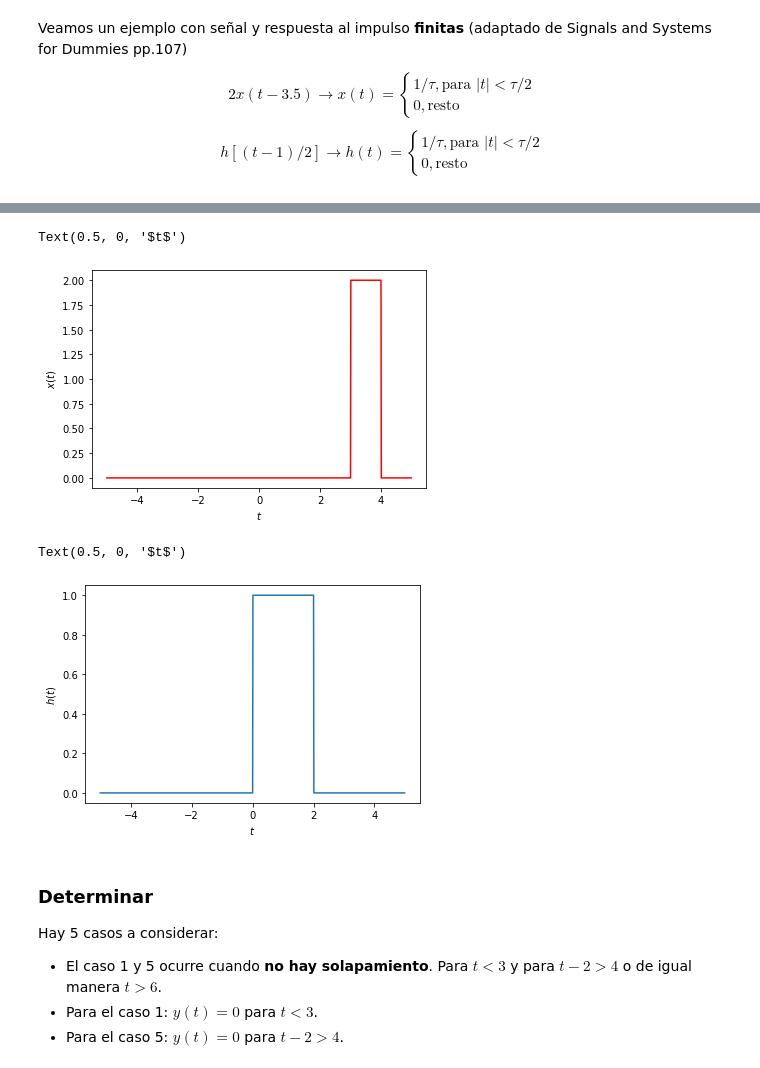
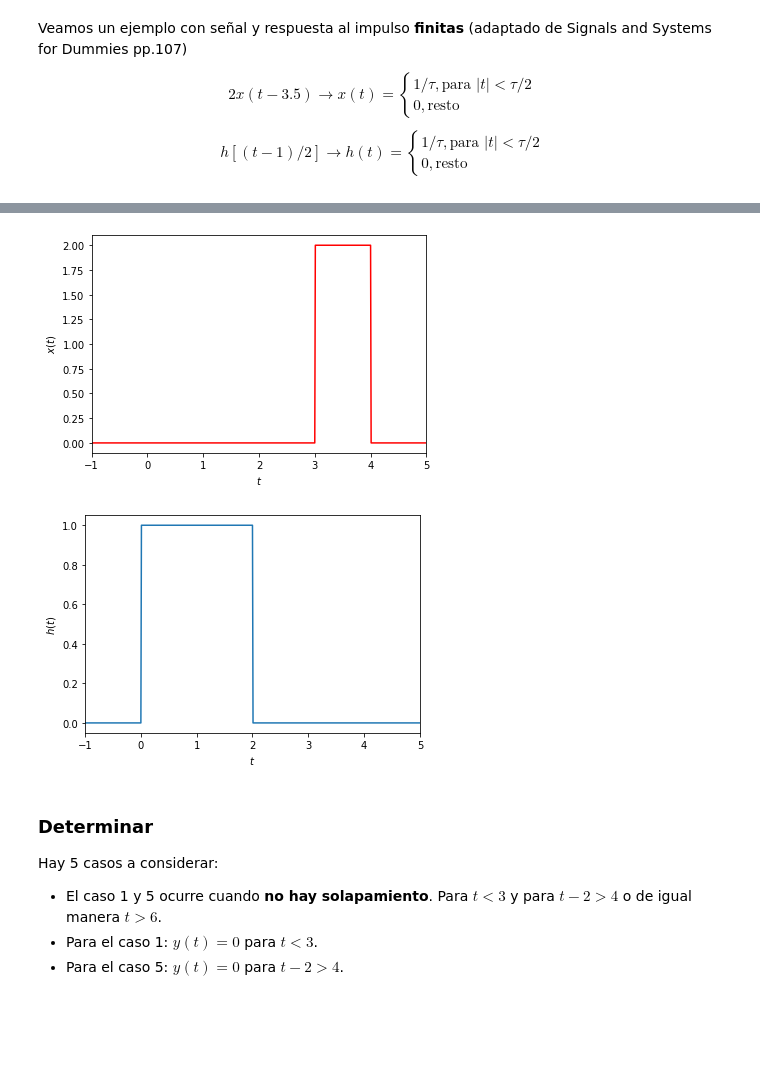
Before and after one commit to maxiyommi/signal-systems, a Jupyter notebook: clases/clase_8/800_convolucion.ipynb, the cells around one changed output, grey strips where cells are left out. Saved outputs shown, nothing was run; the diff lists cells and outputs as text; code cells hidden in the pictures; blank space fills up the shorter version.

```diff
--- a/clases/clase_8/800_convolucion.ipynb
+++ b/clases/clase_8/800_convolucion.ipynb
@@ -44,30 +42,30 @@ import matplotlib.pyplot as plt
 # %%
 def rect(t,tau):
     x = np.zeros(len(t))
     for k,tk in enumerate(t): # agrega un contador a un iterable y lo devuelve en forma de objeto enumerado
         if np.abs(tk) > tau/2.:
             x[k] = 0
         else:
             x[k] = 1
     return x
 
 t = np.arange(-5,5,.01)
 x = rect(t-3.5,1)
 
 plt.plot(t,2*x,'r')
 plt.ylabel('$x(t)$')
 plt.xlabel('$t$')
+plt.xlim(-1,5);
 # %% [output]
-Text(0.5, 0, '$t$')
-[figure, old version]
+[figure, new version]
 # %%
 h = rect((t-1)/2,1)
 plt.plot(t,h)
 plt.ylabel('$h(t)$')
 plt.xlabel('$t$')
+plt.xlim(-1,5);
 # %% [output]
-Text(0.5, 0, '$t$')
-[figure, old version]
+[figure, new version]
 # %% [markdown]
 ### **Determinar**
 
```
Also changed, not shown: parts of 15 cells of this notebook, 6 other files.
